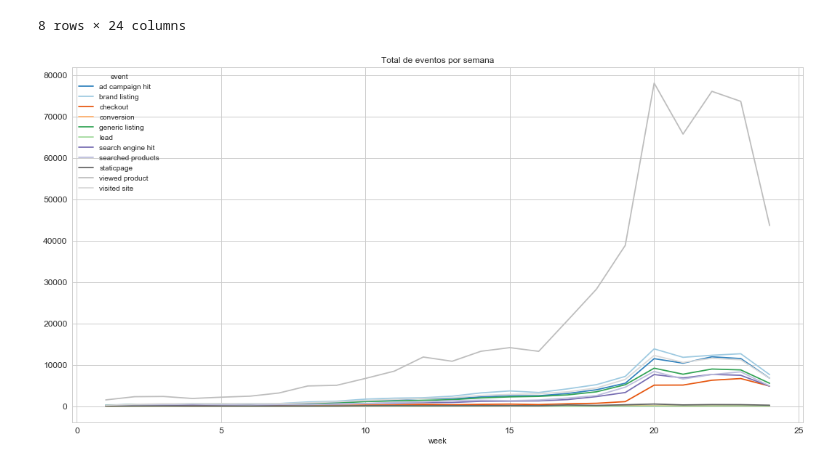
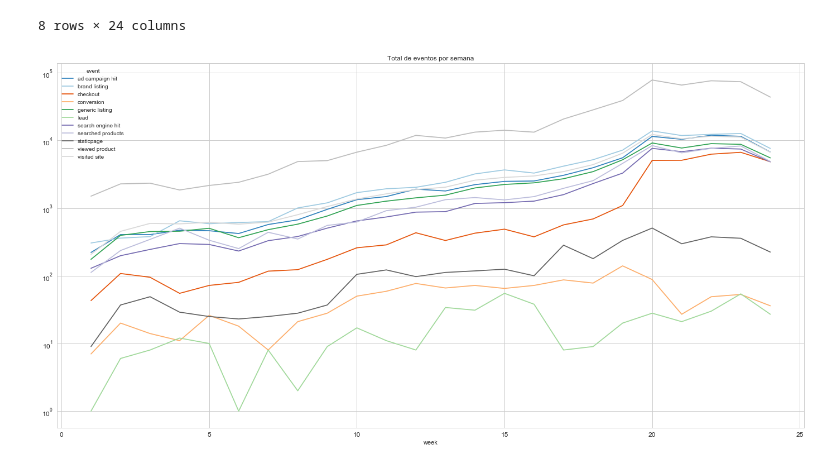
Before and after one commit to jowisaidman/tp1_analisis_exploratorio, a Jupyter notebook: Notebooks/Mateo/date.ipynb, the cells around one changed output. Cells and saved outputs as stored; diff of their text form; code cells hidden in the pictures.

```diff
--- a/Notebooks/Mateo/date.ipynb
+++ b/Notebooks/Mateo/date.ipynb
@@ -287,11 +294,11 @@ per_event_and_week.describe()
 | max | 1,501.00 | 2,278.00 | 2,333.00 | 1,851.00 | 2,159.00 | 2,406.00 | 3,168.00 | 4,866.00 | 5,029.00 | 6,701.00 | ... | ... |
 8 rows × 24 columns
 # %%
-graph = per_event_and_week.transpose().plot(figsize=(18,9),fontsize=12,colormap='tab20c',x_compat=True)
+graph = per_event_and_week.transpose().plot(figsize=(24,12),fontsize=12,colormap='tab20c',x_compat=True,logy=True)
 plt.title('Total de eventos por semana')
 plt.show()
 # %% [output]
-[figure, old version]
+[figure, new version]
 # %%
 #cantidad de eventos por mes (total periodo)
 #por dia de la semana y hora (como en el otro notebook) -> y filtrado por evento?
```
Also changed, not shown: parts of 14 cells of this notebook, 1 other file.
